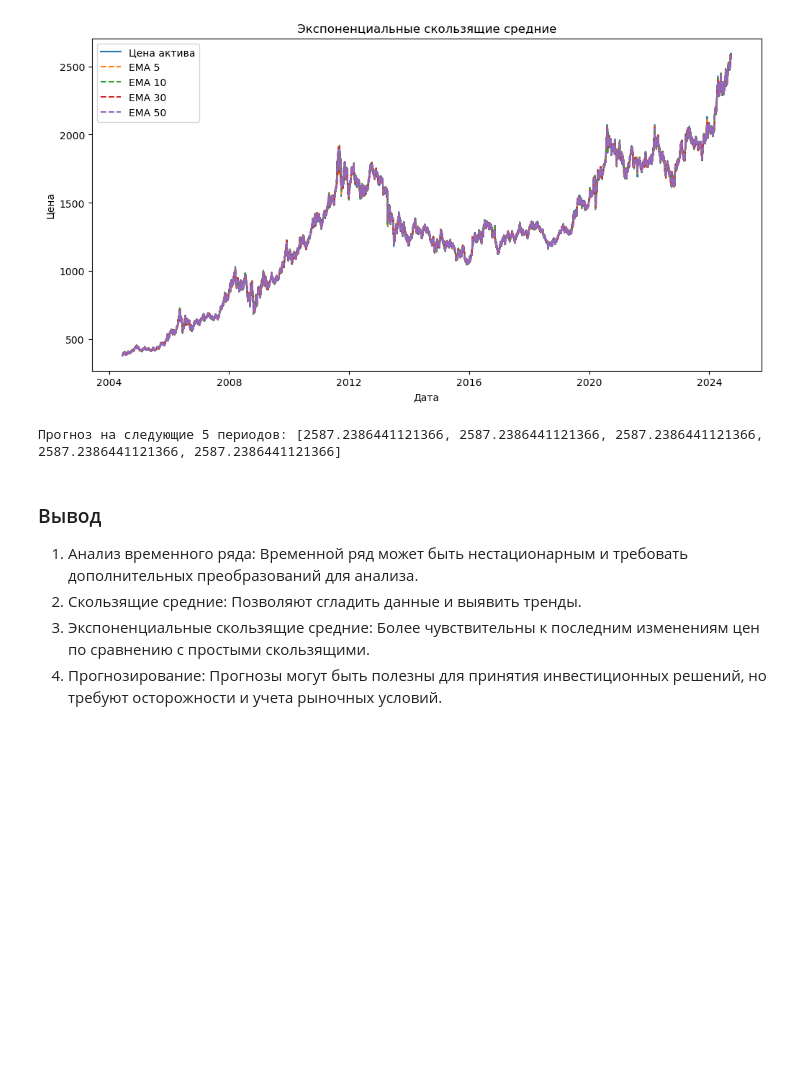
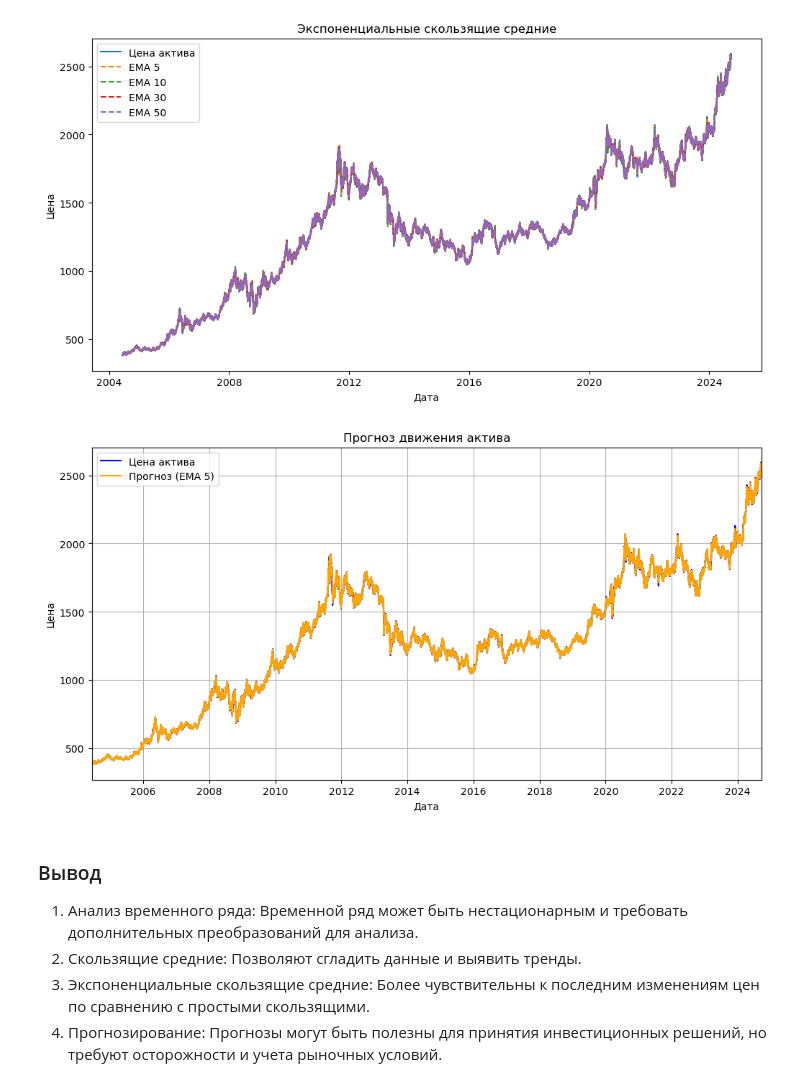
Before and after one commit to ExXxMachine/DL, a Jupyter notebook: LR1.ipynb, the cells around one changed output. Cells and saved outputs as stored; diff of their text form; code cells hidden in the pictures; blank space fills up the shorter version.

```diff
--- a/LR1.ipynb
+++ b/LR1.ipynb
@@ -71,13 +71,24 @@ plt.show()
 # %% [output]
 [figure]
 # %%
-# Прогнозирование на основе последнего значения EMA
-last_value = data['EMA_5'].iloc[-1]
-forecast_values = [last_value] * 5  # Прогнозируем одно и то же значение на следующие 5 периодов
+# Прогнозирование на основе EMA на 5 периодов вперед
+data['Forecast'] = data['EMA_5'].shift(-5)  # Сдвиг на 5 периодов для прогноза
 
-print("Прогноз на следующие 5 периодов:", forecast_values)
+# Визуализация прогноза
+plt.figure(figsize=(12, 6))
+plt.plot(data.index, data['Close'], label='Цена актива', color='blue')
+plt.plot(data.index, data['Forecast'], label='Прогноз (EMA 5)', color='orange')
+
+# Удаляем последние 5 значений из графика
+plt.xlim(data.index[0], data.index[-6])  # Ограничиваем ось X до последнего доступного значения
+plt.title('Прогноз движения актива')
+plt.xlabel('Дата')
+plt.ylabel('Цена')
+plt.legend()
+plt.grid()
+plt.show()
 # %% [output]
-Прогноз на следующие 5 периодов: [2587.2386441121366, 2587.2386441121366, 2587.2386441121366, 2587.2386441121366, 2587.2386441121366]
+[figure, added]
 # %% [markdown]
 ### Вывод
 
```
